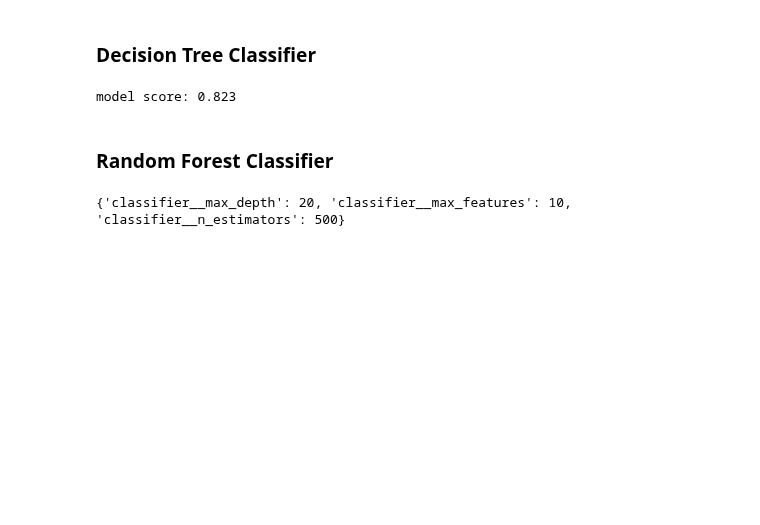
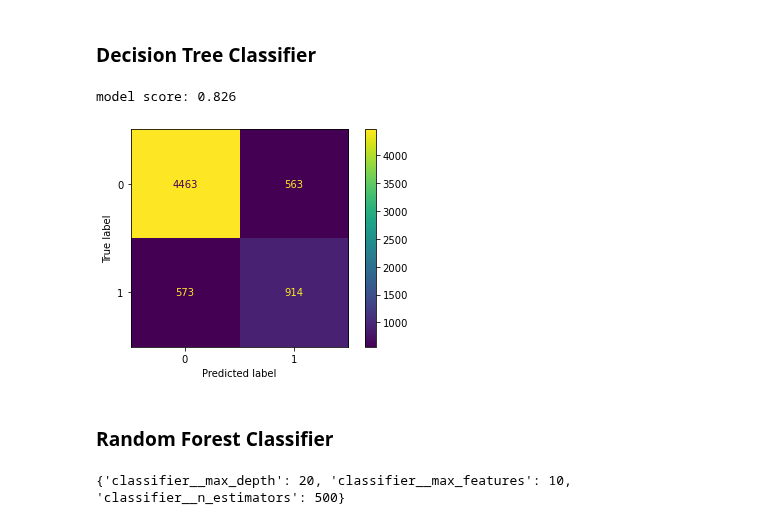
Before and after one commit to agomolka/AdultIncomeAnalysis, a Jupyter notebook: Adult_income_analysis_ColumnTransformer.ipynb, the cells around one changed output. Saved outputs shown, nothing was run; the diff lists cells and outputs as text; code cells hidden in the pictures; blank space fills up the shorter version.

Commit message:
Confusion Matrix for models

```diff
--- a/Adult_income_analysis_ColumnTransformer.ipynb
+++ b/Adult_income_analysis_ColumnTransformer.ipynb
@@ -157,6 +157,20 @@ def GridSearch(param, estimator, X=X, y=y):
 
     # print classification report
     return classification_report(y_test, grid_rf_predictions)
+# %%
+ def ConfusionMatrix(classifier, X=X, y=y, confusionMatrix = True, plotConfusionMatrix = True):
+        '''ConfusionMatrix function split data, fit data to model and give
+        a prediction for a given model and data. After that draw Confusion Matrix or
+        Plot Confusion Matrix to show the score'''
+
+        #computing the confusion matrix with each row corresponding to the true class
+        if(confusionMatrix):
+            print(confusion_matrix(y_test, y_pred))
+
+        #drawing Plot Confusion Matrix
+        if(plotConfusionMatrix):
+            plot_confusion_matrix(classifier, X_test, y_test)
+            plt.show()
 # %%
 def featuresToOther(column, dataframe = df, percent=0.05, name_for_other="Other"):
 
@@ -205,12 +219,15 @@ preprocessor = ColumnTransformer(
 # %%
 clf = Pipeline(steps=[('preprocessor', preprocessor),
                       ('classifier',  DecisionTreeClassifier())])
 X_train, X_test, y_train, y_test = train_test_split(X, y, test_size=0.2, random_state=1)
 
 clf.fit(X_train, y_train)
 print("model score: %.3f" % clf.score(X_test, y_test))
+
+ConfusionMatrix(classifier=clf, confusionMatrix=False)
 # %% [output]
-model score: 0.823
+model score: 0.826
+[figure, added]
 # %% [markdown]
 ### Random Forest Classifier
 # %%
```
Also changed, not shown: parts of 11 cells of this notebook.
